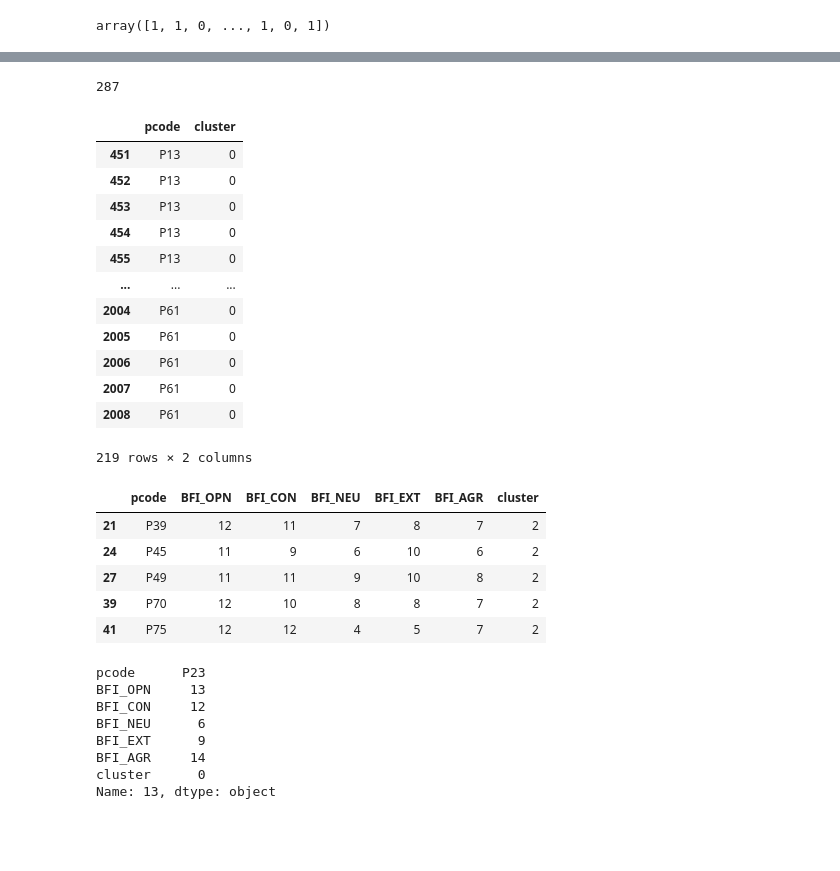
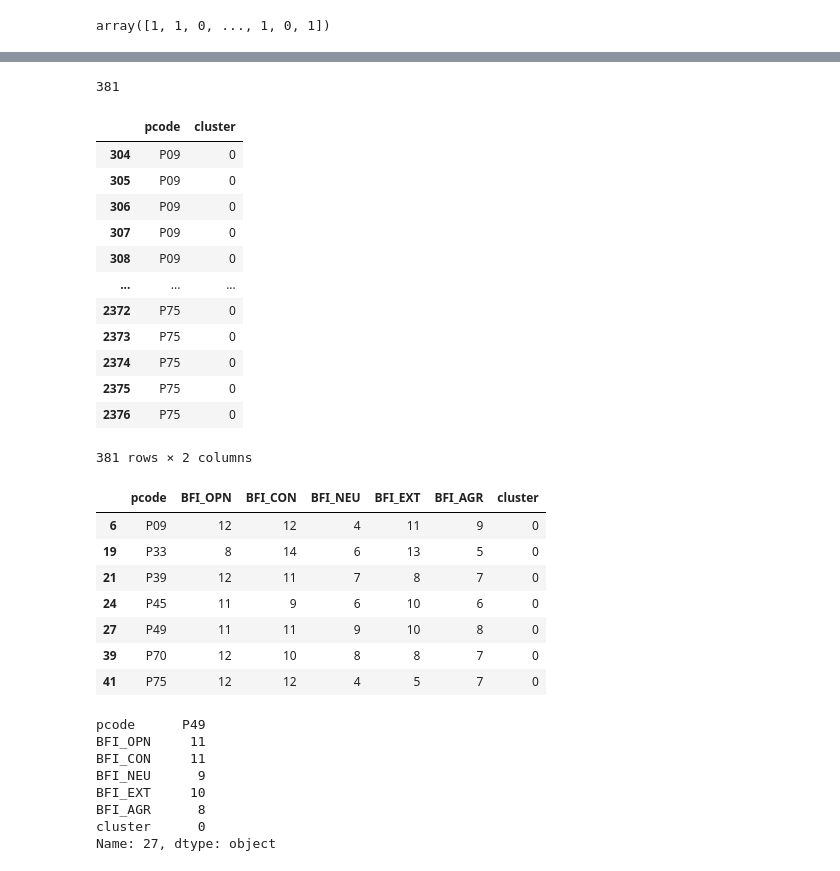
Before and after one commit to SteinPanyu/IndependentReproducibility_MTL, a Jupyter notebook: Data_Processing_D1/Logo.ipynb, the cells around one changed output, grey strips where cells are left out. Saved outputs shown, nothing was run; the diff lists cells and outputs as text; code cells hidden in the pictures; blank space fills up the shorter version.

Commit message:
Added Baseline

```diff
--- a/Data_Processing_D1/Logo.ipynb
+++ b/Data_Processing_D1/Logo.ipynb
@@ -180,7 +180,7 @@ transform = {
     'UNKNOWN':'UNKNOWN'
 }
 # %%
-p = os.path.join(PATH_INTERMEDIATE, 'stress.pkl')
+p = os.path.join(PATH_INTERMEDIATE, 'stress_baseline.pkl')
 X, y, groups, t, datetimes = load(p)
 # %%
 X
@@ -207,7 +207,7 @@ print(list(groups))
 # %% [output]
 ['P01', 'P01', 'P01', 'P01', 'P01', 'P01', 'P01', 'P01', 'P01', 'P01', 'P01', 'P01', 'P01', 'P01', 'P01', 'P01', 'P01', 'P01', 'P01', 'P01', 'P01', 'P01', 'P01', 'P01', 'P01', 'P01', 'P01', 'P01', 'P0 ...
 # %%
-similar_user = pd.read_csv(os.path.join(PATH_INTERMEDIATE,  'similar_user_11.csv'))
+similar_user = pd.read_csv(os.path.join(PATH_INTERMEDIATE,  'similar_user.csv'))
 similar_user
 # %% [output]
 |  | pcode | BFI_OPN | BFI_CON | BFI_NEU | BFI_EXT | BFI_AGR | cluster |
@@ -382,23 +382,23 @@ cluster_dfs[0]
 # %%
-cluster_labels[2].size
+cluster_labels[0].size
 # %% [output]
-287
+381
 # %%
 cluster_groups[0]
 # %% [output]
 |  | pcode | cluster |
-| 451 | P13 | 0 |
-| 452 | P13 | 0 |
-| 453 | P13 | 0 |
-| 454 | P13 | 0 |
-| 455 | P13 | 0 |
+| 304 | P09 | 0 |
+| 305 | P09 | 0 |
+| 306 | P09 | 0 |
+| 307 | P09 | 0 |
+| 308 | P09 | 0 |
 | ... | ... | ... |
-| 2004 | P61 | 0 |
-| 2005 | P61 | 0 |
-| 2006 | P61 | 0 |
-| 2007 | P61 | 0 |
-| 2008 | P61 | 0 |
+| 2372 | P75 | 0 |
+| 2373 | P75 | 0 |
+| 2374 | P75 | 0 |
+| 2375 | P75 | 0 |
+| 2376 | P75 | 0 |
-219 rows × 2 columns
+381 rows × 2 columns
 # %%
 clusters = similar_user['cluster'].unique()
 
@@ -408,26 +408,28 @@ for cluster in clusters:
     # Get the data for the current cluster
     cluster_similarity[cluster] = similar_user[similar_user['cluster'] == cluster]
 # %%
-cluster_similarity[2]
+cluster_similarity[0]
 # %% [output]
 |  | pcode | BFI_OPN | BFI_CON | BFI_NEU | BFI_EXT | BFI_AGR | cluster |
-| 21 | P39 | 12 | 11 | 7 | 8 | 7 | 2 |
-| 24 | P45 | 11 | 9 | 6 | 10 | 6 | 2 |
-| 27 | P49 | 11 | 11 | 9 | 10 | 8 | 2 |
-| 39 | P70 | 12 | 10 | 8 | 8 | 7 | 2 |
-| 41 | P75 | 12 | 12 | 4 | 5 | 7 | 2 |
+| 6 | P09 | 12 | 12 | 4 | 11 | 9 | 0 |
+| 19 | P33 | 8 | 14 | 6 | 13 | 5 | 0 |
+| 21 | P39 | 12 | 11 | 7 | 8 | 7 | 0 |
+| 24 | P45 | 11 | 9 | 6 | 10 | 6 | 0 |
+| 27 | P49 | 11 | 11 | 9 | 10 | 8 | 0 |
+| 39 | P70 | 12 | 10 | 8 | 8 | 7 | 0 |
+| 41 | P75 | 12 | 12 | 4 | 5 | 7 | 0 |
 # %%
 random_element = cluster_similarity[0].sample().iloc[0]
 print(random_element)
 # %% [output]
-pcode      P23
-BFI_OPN     13
-BFI_CON     12
-BFI_NEU      6
-BFI_EXT      9
-BFI_AGR     14
+pcode      P49
+BFI_OPN     11
+BFI_CON     11
+BFI_NEU      9
+BFI_EXT     10
+BFI_AGR      8
 cluster      0
-Name: 13, dtype: object
+Name: 27, dtype: object
 # %%
 def process_dataframe(X):
     """
```
Also changed, not shown: parts of 7 cells of this notebook, 26 other files.
